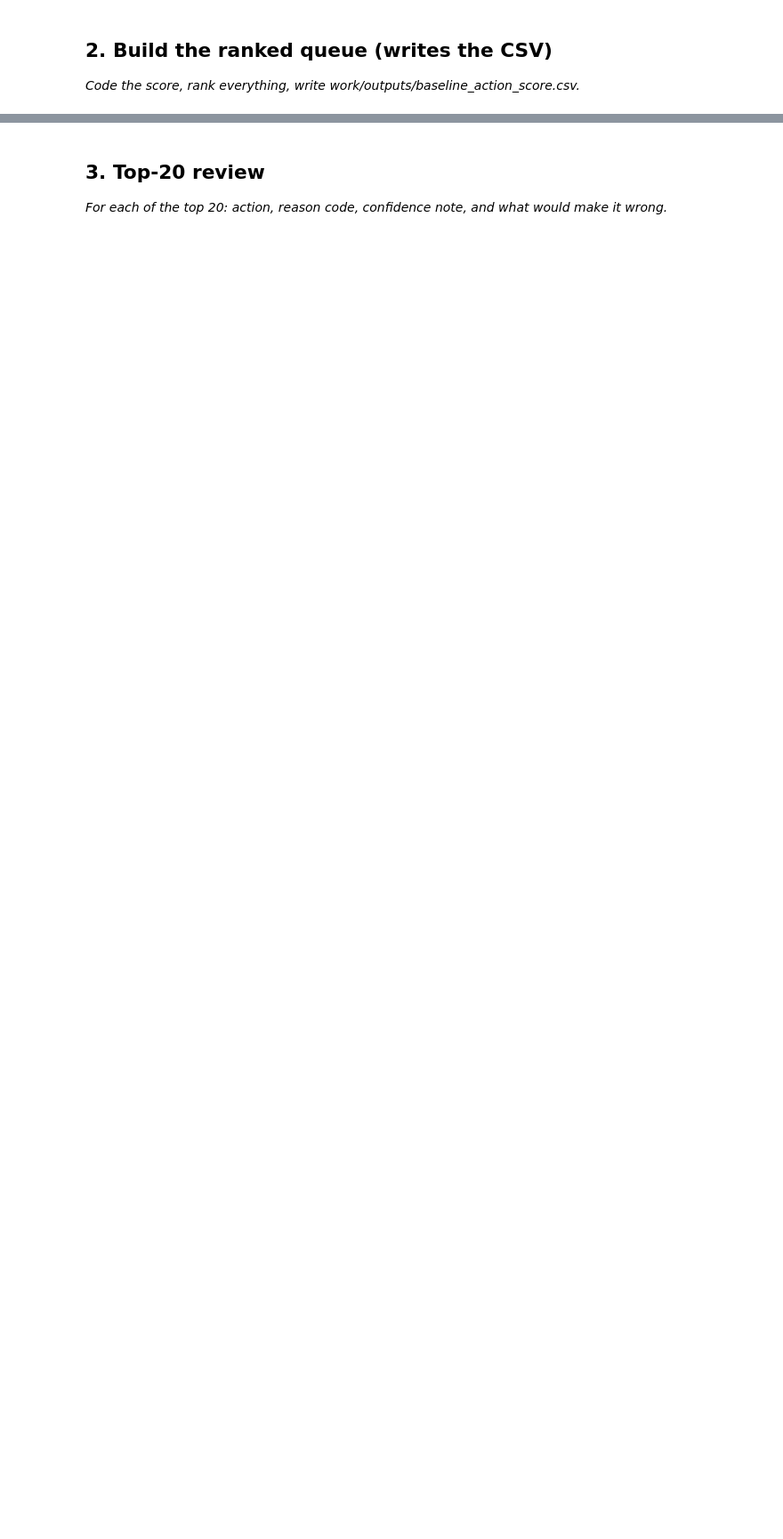
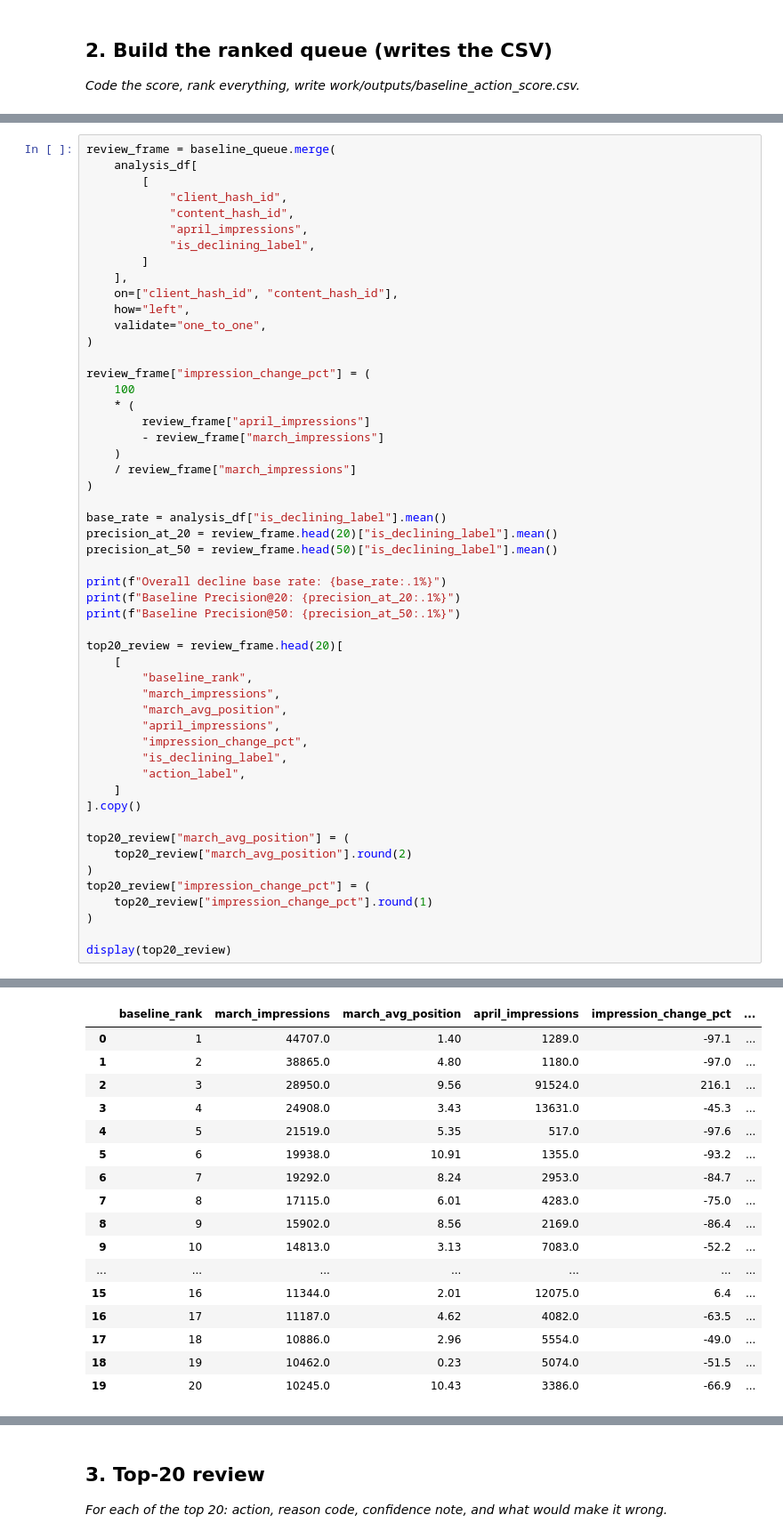
Before and after one commit to ahmedfurqan1/FlyRank-MachineLearning, a Jupyter notebook: work/notebooks/w04_baseline_score.ipynb, the cells around one changed output, grey strips where cells are left out. Shown at 89% size. Saved outputs shown, nothing was run; the diff lists cells and outputs as text; blank space fills up the shorter version.

```diff
--- a/work/notebooks/w04_baseline_score.ipynb
+++ b/work/notebooks/w04_baseline_score.ipynb
@@ -16,0 +400,53 @@ This skeleton is yours to fill. Work the sections **in order** — each one has
+# %%
+review_frame = baseline_queue.merge(
+    analysis_df[
+        [
+            "client_hash_id",
+            "content_hash_id",
+            "april_impressions",
+            "is_declining_label",
+        ]
+    ],
+    on=["client_hash_id", "content_hash_id"],
+    how="left",
+    validate="one_to_one",
+)
+
+review_frame["impression_change_pct"] = (
+    100
+    * (
+        review_frame["april_impressions"]
+        - review_frame["march_impressions"]
+    )
+    / review_frame["march_impressions"]
+)
+
+base_rate = analysis_df["is_declining_label"].mean()
+precision_at_20 = review_frame.head(20)["is_declining_label"].mean()
+precision_at_50 = review_frame.head(50)["is_declining_label"].mean()
+
+print(f"Overall decline base rate: {base_rate:.1%}")
+print(f"Baseline Precision@20: {precision_at_20:.1%}")
+print(f"Baseline Precision@50: {precision_at_50:.1%}")
+
+top20_review = review_frame.head(20)[
+    [
+        "baseline_rank",
+        "march_impressions",
+        "march_avg_position",
+        "april_impressions",
+        "impression_change_pct",
+        "is_declining_label",
+        "action_label",
+    ]
+].copy()
+
+top20_review["march_avg_position"] = (
+    top20_review["march_avg_position"].round(2)
+)
+top20_review["impression_change_pct"] = (
+    top20_review["impression_change_pct"].round(1)
+)
+
+display(top20_review)
+# %% [output]
@@ -16,0 +456,17 @@ This skeleton is yours to fill. Work the sections **in order** — each one has
+|  | baseline_rank | march_impressions | march_avg_position | april_impressions | impression_change_pct | ... |
+| 0 | 1 | 44707.0 | 1.40 | 1289.0 | -97.1 | ... |
+| 1 | 2 | 38865.0 | 4.80 | 1180.0 | -97.0 | ... |
+| 2 | 3 | 28950.0 | 9.56 | 91524.0 | 216.1 | ... |
+| 3 | 4 | 24908.0 | 3.43 | 13631.0 | -45.3 | ... |
+| 4 | 5 | 21519.0 | 5.35 | 517.0 | -97.6 | ... |
+| 5 | 6 | 19938.0 | 10.91 | 1355.0 | -93.2 | ... |
+| 6 | 7 | 19292.0 | 8.24 | 2953.0 | -84.7 | ... |
+| 7 | 8 | 17115.0 | 6.01 | 4283.0 | -75.0 | ... |
+| 8 | 9 | 15902.0 | 8.56 | 2169.0 | -86.4 | ... |
+| 9 | 10 | 14813.0 | 3.13 | 7083.0 | -52.2 | ... |
+| ... | ... | ... | ... | ... | ... | ... |
+| 15 | 16 | 11344.0 | 2.01 | 12075.0 | 6.4 | ... |
+| 16 | 17 | 11187.0 | 4.62 | 4082.0 | -63.5 | ... |
+| 17 | 18 | 10886.0 | 2.96 | 5554.0 | -49.0 | ... |
+| 18 | 19 | 10462.0 | 0.23 | 5074.0 | -51.5 | ... |
+| 19 | 20 | 10245.0 | 10.43 | 3386.0 | -66.9 | ... |
```
Also changed, not shown: parts of 25 cells of this notebook.
